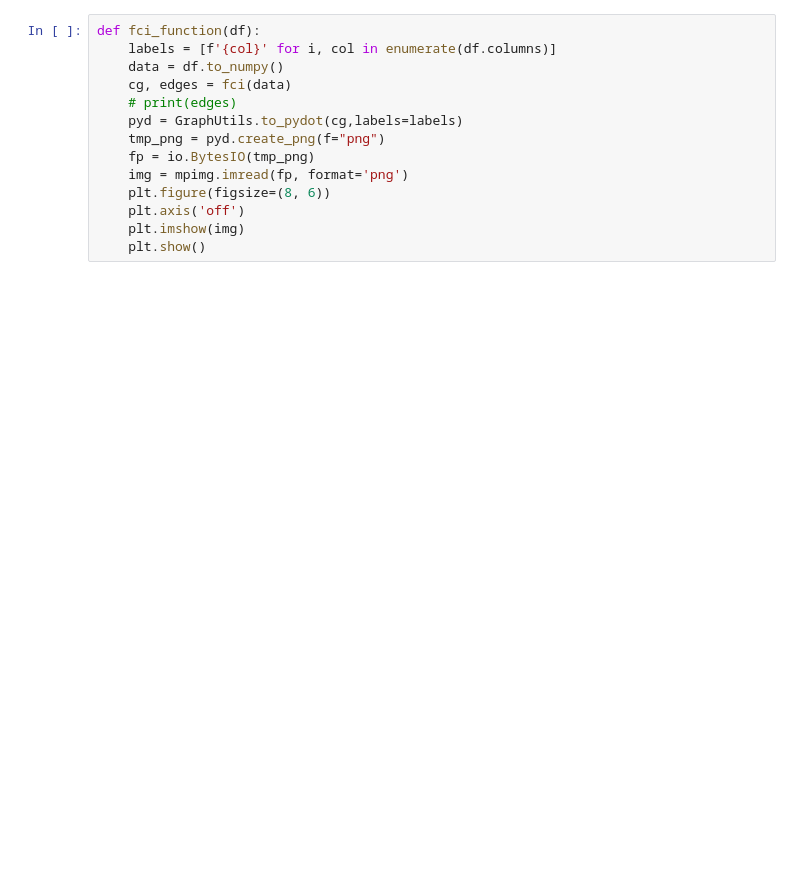
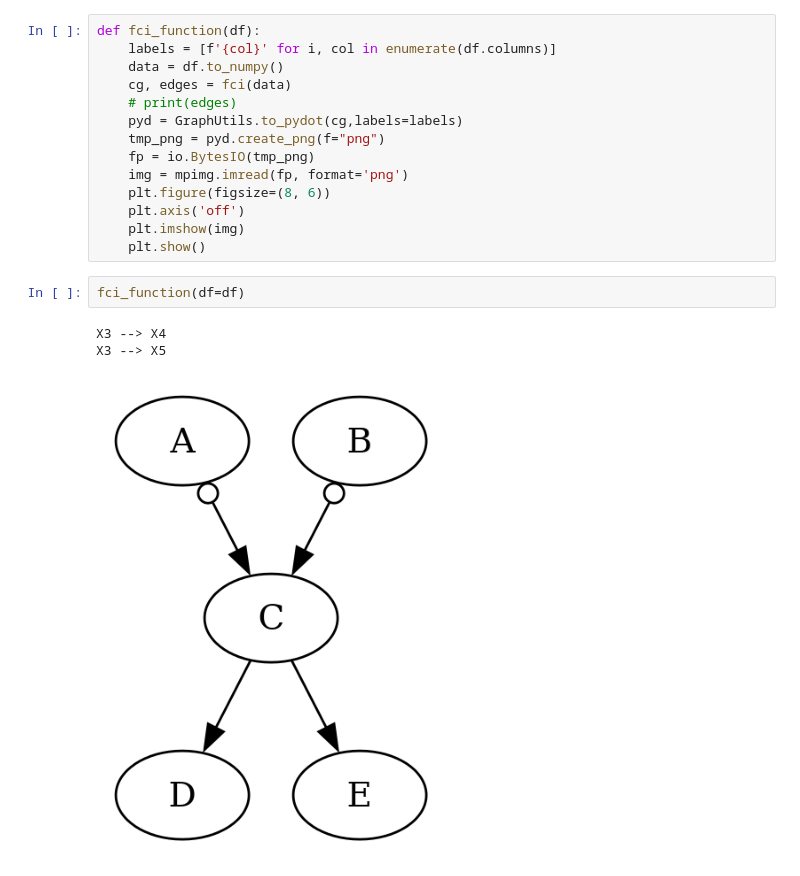
Before and after one commit to JayLi2018/UICCS594_ChenjieLi, a Jupyter notebook: test_causal_discovery_single.ipynb, the cells around one changed output. Cells and saved outputs as stored; diff of their text form; blank space fills up the shorter version.

```diff
--- a/test_causal_discovery_single.ipynb
+++ b/test_causal_discovery_single.ipynb
@@ -48,6 +48,12 @@ def fci_function(df):
     plt.axis('off')
     plt.imshow(img)
     plt.show()
+# %%
+fci_function(df=df)
+# %% [output]
+X3 --> X4
+X3 --> X5
+[figure, added]
 # %%
 for a_s in [0,0.1,0.3,0.5,0.7,0.9]:
     for b_s in [0,0.1,0.3,0.5,0.7,0.9]:
```
Also changed, not shown: parts of 2 cells of this notebook, 15 other files.
